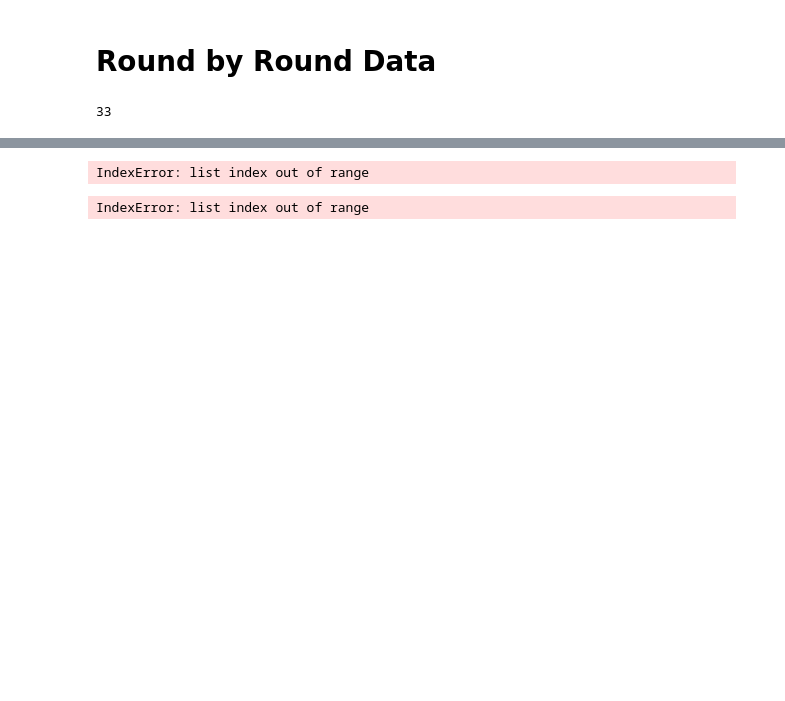
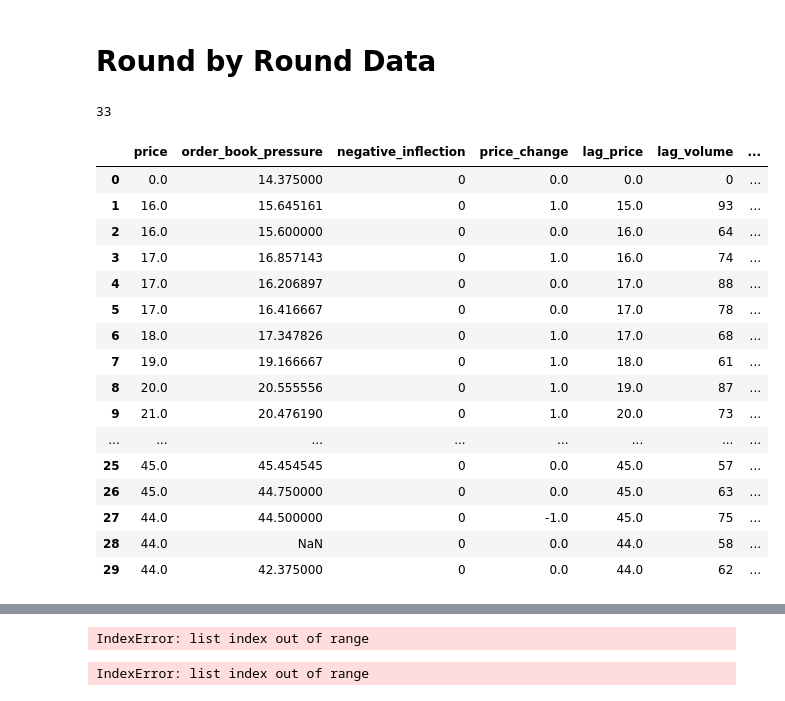
Before and after one commit to smojha/bot_swap, a Jupyter notebook: Code/Basic_Behavioral/Rough/Basic_ML_Rough.ipynb, the cells around one changed output, grey strips where cells are left out. Cells and saved outputs as stored; diff of their text form; code cells hidden in the pictures; blank space fills up the shorter version.

```diff
--- a/Code/Basic_Behavioral/Rough/Basic_ML_Rough.ipynb
+++ b/Code/Basic_Behavioral/Rough/Basic_ML_Rough.ipynb
@@ -322,0 +378,6 @@ get_asset_allocation(round_data, 8)
+# %%
+player_volume = {}
+for participant in np.unique(round_data['participant.id_in_session']):
+    player_volume[participant] = []
+    par_round_df = round_data[round_data['participant.id_in_session'] == participant]
+    player_volume[participant].append(abs(par_round_df['player.shares_transacted']))
@@ -322,0 +389,10 @@ get_asset_allocation(round_data, 8)
+# %%
+round_volume = []
+for round in range(30):
+    print(round)
+    round_sum = []
+    for player in player_volume.keys():
+        v = player_volume[player][i]
+        round_sum.append(v)
+    m = np.sum(round_sum)
+    round_volume.append(m)
@@ -368,23 +462,61 @@ len(negative_inflection)
 # %%
 negative_inflection = get_negative_inflection(buy_orders, sell_orders, session)
 lag_price = get_lag_price(market_price_array)
 m = 11
 nerrors = generate_forecast_error(round_data, market_price_array, m)
 forecast_period_list = [1,2,5,10]
 
 round_ml_data = {
+    'price': [],
+    'volume': [],
     'order_book_pressure': [],
     'negative_inflection': [],
+    'price_change': [],
     'lag_price': [],
     'lag_volume': [],
-    'asset_allocation': []
+    'asset_allocation': [],
 }
 
 # Populate the lists with values for each round
 for round in np.unique(order_data['round_number']):
     if round > 3:
+        round_ml_data['price'].append(market_price_array[round-1][0])
+        round_ml_data['volume'].append(market_price_array[round-1][0])
+
+        if round == 4:
+            round_ml_data['price_change'].append(0)
+            round_ml_data['lag_volume'].append(0)
+            round_ml_data['lag_price'].append(0)
+        else:
+            round_ml_data['price_change'].append(lag_price[round - 1][0])
+            round_ml_data['lag_volume'].append(lag_volume(buy_orders, sell_orders, round - 1))
+            round_ml_data['lag_price'].append(market_price_array[round-2][0])
+        #round_ml_data['volume'].append(get_orderbook_pressure_per_round(order_data, round))
+
         round_ml_data['order_book_pressure'].append(get_orderbook_pressure_per_round(order_data, round))
         round_ml_data['negative_inflection'].append(negative_inflection[round - 1])
-        round_ml_data['lag_price'].append(lag_price[round - 1][0])
-        round_ml_data['lag_volume'].append(lag_volume(buy_orders, sell_orders, round - 1))
+
         round_ml_data['asset_allocation'].append(get_asset_allocation(round_data, round - 1))
+
+
+
+round_ml_data_df = pd.DataFrame.from_dict(round_ml_data)
+round_ml_data_df
+# %% [output]
+|  | price | order_book_pressure | negative_inflection | price_change | lag_price | lag_volume | ... |
+| 0 | 0.0 | 14.375000 | 0 | 0.0 | 0.0 | 0 | ... |
+| 1 | 16.0 | 15.645161 | 0 | 1.0 | 15.0 | 93 | ... |
+| 2 | 16.0 | 15.600000 | 0 | 0.0 | 16.0 | 64 | ... |
+| 3 | 17.0 | 16.857143 | 0 | 1.0 | 16.0 | 74 | ... |
+| 4 | 17.0 | 16.206897 | 0 | 0.0 | 17.0 | 88 | ... |
+| 5 | 17.0 | 16.416667 | 0 | 0.0 | 17.0 | 78 | ... |
+| 6 | 18.0 | 17.347826 | 0 | 1.0 | 17.0 | 68 | ... |
+| 7 | 19.0 | 19.166667 | 0 | 1.0 | 18.0 | 61 | ... |
+| 8 | 20.0 | 20.555556 | 0 | 1.0 | 19.0 | 87 | ... |
+| 9 | 21.0 | 20.476190 | 0 | 1.0 | 20.0 | 73 | ... |
+| ... | ... | ... | ... | ... | ... | ... | ... |
+| 25 | 45.0 | 45.454545 | 0 | 0.0 | 45.0 | 57 | ... |
+| 26 | 45.0 | 44.750000 | 0 | 0.0 | 45.0 | 63 | ... |
+| 27 | 44.0 | 44.500000 | 0 | -1.0 | 45.0 | 75 | ... |
+| 28 | 44.0 | NaN | 0 | 0.0 | 44.0 | 58 | ... |
+| 29 | 44.0 | 42.375000 | 0 | 0.0 | 44.0 | 62 | ... |
```
Also changed, not shown: parts of 8 cells of this notebook, 3 other files.
